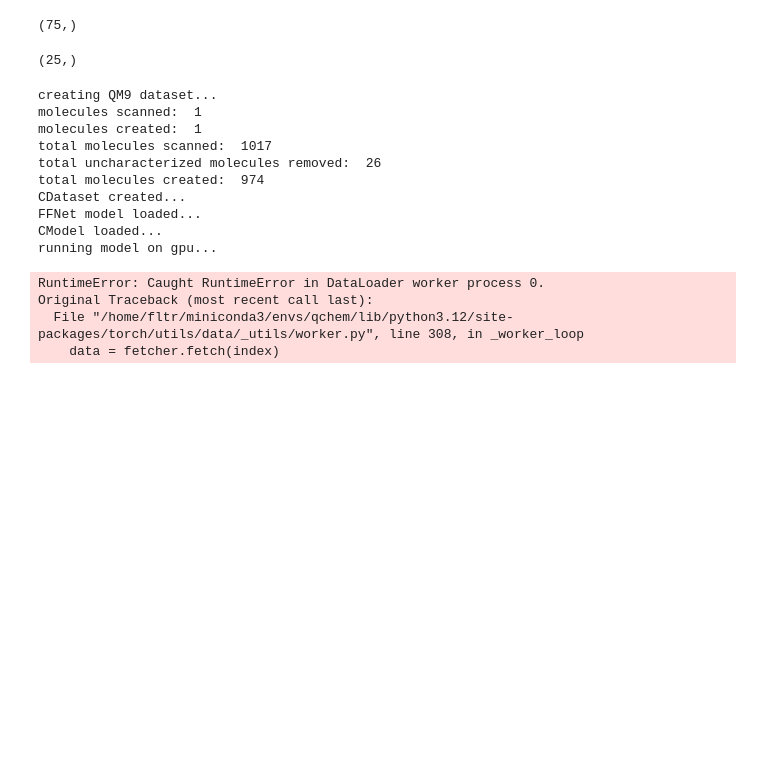
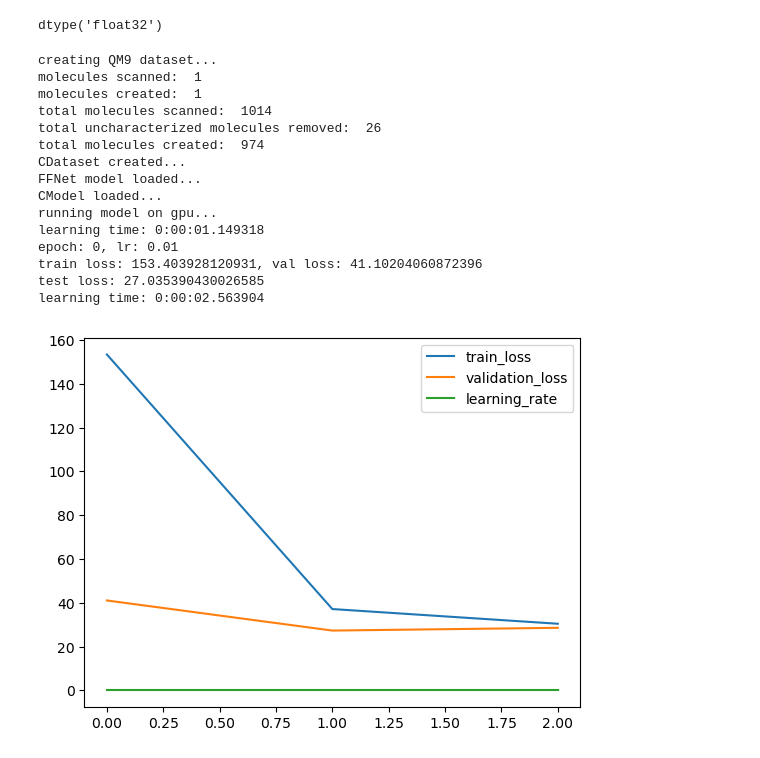
Before and after one commit to icanswim/qchem, a Jupyter notebook: experiment.ipynb, the cells around one changed output. Cells and saved outputs as stored; diff of their text form; code cells hidden in the pictures; blank space fills up the shorter version.

Commit message:
embedding and qm9 working.  todo fix mech for multiple conf.

```diff
--- a/experiment.ipynb
+++ b/experiment.ipynb
@@ -101,5 +101,5 @@ CDataset created...
  'criterion_input': {'target': array([-40.47893], dtype=float32)}}
 # %%
-qm9[1]['model_input']['coulomb'].shape
+qm9[1]['model_input']['X'].dtype
 # %% [output]
-(75,)
+dtype('float32')
@@ -110,7 +106,3 @@ coul = coul.reshape(-1)
-# %%
-coul.shape
-# %% [output]
-(25,)
 # %%
 #example cosmosis/qchem QM9 dataset with filter
 #use the qchem rdkit branch for rdkit data augmentation
@@ -130,31 +122,33 @@ lookup_hybrid = QM9.embed_lookup['hybridization']
 lookup_chiral = QM9.embed_lookup['chirality']
 ds_params = {'train_params': {'input_dict': {'model_input': {'X': [
                                                                    'atomic_number',
+                                                                   'coulomb',
                                                                    #'aromatic',
-                                                                   'degree',
+                                                                   #'degree',
                                                                   ],
                                                              #'edge_idx': ['edge_indices'],
                                                              #'edge_attr': ['edge_attr'],
-                                                             'coulomb': ['coulomb'],
+                                                             #'coulomb': ['coulomb'],
                                                              #'distance': ['distance'],
                                                              #'embed': ['hybridization'],
                                                              #'adjacency': ['adjacency'],
                                                             },
                                              'criterion_input': {'target': ['U0']}},
-                              'transforms': {'hybridization': [Pad((29,)), EmbedLookup(lookup_hybrid)],
-                                             'chirality': [Pad((29,)), EmbedLookup(lookup_chiral)],
-                                             'atomic_number': [Pad((29,))],
-                                             'arommatic': [Pad((29,))],
-                                             'degree': [Pad((29,))],
-                                             'mulliken': [Pad((29,))]
-                                             'coulomb': [Pad((29,29))],
+                              'transforms': {
+                                             #'hybridization': [Pad1d(29), EmbedLookup(lookup_hybrid)],
+                                             #'chirality': [Pad1d(29), EmbedLookup(lookup_chiral)],
+                                             'atomic_number': [Pad1d(29)],
+                                             #'arommatic': [Pad1d(29)],
+                                             #'degree': [Pad1d(29)],
+                                             #'mulliken': [Pad1d(29)],
+                                             'coulomb': [Reshape((-1)), Pad1d(29*29)],
                                             },
                               #'filter_on': ('n_atoms','<','10'),
                               'n': 1000, #non-random subset for testing,
                               'use_pickle': False,
-                              'n_conformers': 10}}
+                              'n_conformers': 1}}
 
-model_params = {'in_channels': 29+29,
+model_params = {'in_channels': 29+29*29,
                 'hidden': 2048,
                 'out_channels': 1,
                 'model_name': 'funnel',
@@ -166,39 +160,41 @@ metrics_params = {'report_interval': 1,
 
 crit_params = {'reduction': 'sum'}
 
 sample_params = {'set_seed': 88,
                  'splits': (.7,.15),
                  #'subset': .2, #create random subset
                 }
 
 sched_params = {'factor': .5,
                 'patience': 2,
                 'cooldown': 1,
                 'min_lr': .005}
 
 opt_params = {'lr': 0.01}
 
 
 l = Learn([QM9], FFNet, Selector,
           Optimizer=Adam, Scheduler=ReduceLROnPlateau, Criterion=L1Loss,
           model_params=model_params, ds_params=ds_params, sample_params=sample_params,
           opt_params=opt_params, sched_params=sched_params, crit_params=crit_params,
-          squeeze_y_pred=False, batch_size=32, epochs=10)
+          squeeze_y_pred=False, batch_size=16, epochs=3)
 # %% [output]
 creating QM9 dataset...
 molecules scanned:  1
 molecules created:  1
-total molecules scanned:  1017
+total molecules scanned:  1014
 total uncharacterized molecules removed:  26
 total molecules created:  974
 CDataset created...
 FFNet model loaded...
 CModel loaded...
 running model on gpu...
+learning time: 0:00:01.149318
+epoch: 0, lr: 0.01
+train loss: 153.403928120931, val loss: 41.10204060872396
+test loss: 27.035390430026585
+learning time: 0:00:02.563904
-RuntimeError: Caught RuntimeError in DataLoader worker process 0.
-Original Traceback (most recent call last):
-  File "/home/fltr/miniconda3/envs/qchem/lib/python3.12/site-packages/torch/utils/data/_utils/worker.py", line 308, in _worker_loop
-    data = fetcher.fetch(index)
+[figure, added]
 # %%
 #example exploring cosmosis/qchem QM9 dataset
 
```
Also changed, not shown: parts of 3 cells of this notebook, 1 other file.
